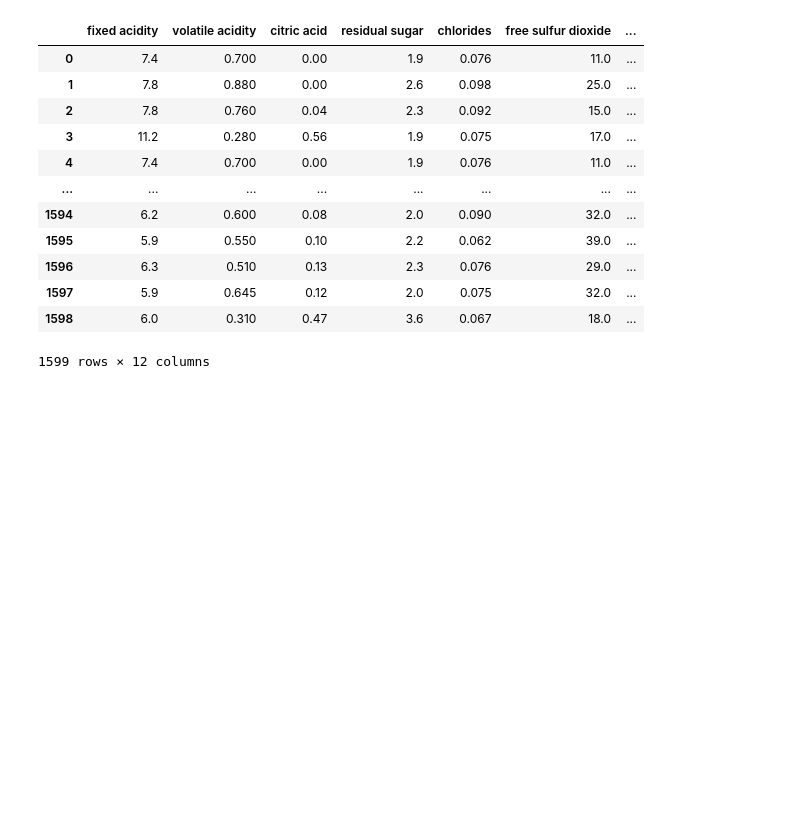
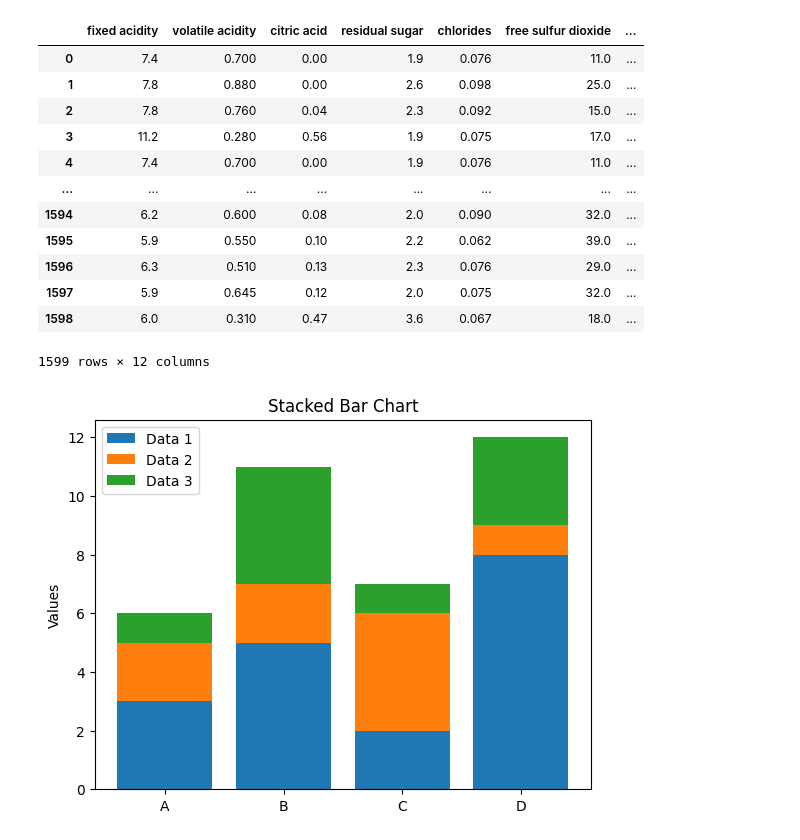
Before and after one commit to cbennington852/DataFlippers, a Jupyter notebook: example_python_code.ipynb, the cells around one changed output. Drawn from its saved outputs; the diff is of its cells as text; code cells hidden in the pictures; blank space fills up the shorter version.

```diff
--- a/example_python_code.ipynb
+++ b/example_python_code.ipynb
@@ -88,3 +88,39 @@ df
 | 1597 | 5.9 | 0.645 | 0.12 | 2.0 | 0.075 | 32.0 | ... |
 | 1598 | 6.0 | 0.310 | 0.47 | 3.6 | 0.067 | 18.0 | ... |
 1599 rows × 12 columns
+# %%
+import matplotlib.pyplot as plt
+import numpy as np
+
+# Sample data
+categories = ['A', 'B', 'C', 'D']
+data1 = np.array([3, 5, 2, 8])
+data2 = np.array([2, 2, 4, 1])
+data3 = np.array([1, 4, 1, 3])
+
+# The position of the bars on the x-axis
+x_pos = np.arange(len(categories))
+
+# Create the figure and axes
+fig, ax = plt.subplots()
+
+# Plot the first set of bars (bottom)
+ax.bar(x_pos, data1, label='Data 1', bottom=0)
+
+# Plot the second set of bars on top of the first
+ax.bar(x_pos, data2, label='Data 2', bottom=data1)
+
+# Plot the third set of bars on top of the first two
+ax.bar(x_pos, data3, label='Data 3', bottom=data1 + data2)
+
+# Add labels, title, and legend
+ax.set_ylabel('Values')
+ax.set_title('Stacked Bar Chart')
+ax.set_xticks(x_pos)
+ax.set_xticklabels(categories)
+ax.legend()
+
+# Display the plot
+plt.show()
+# %% [output]
+[figure, added]
```
Also changed, not shown: 2 other files.
